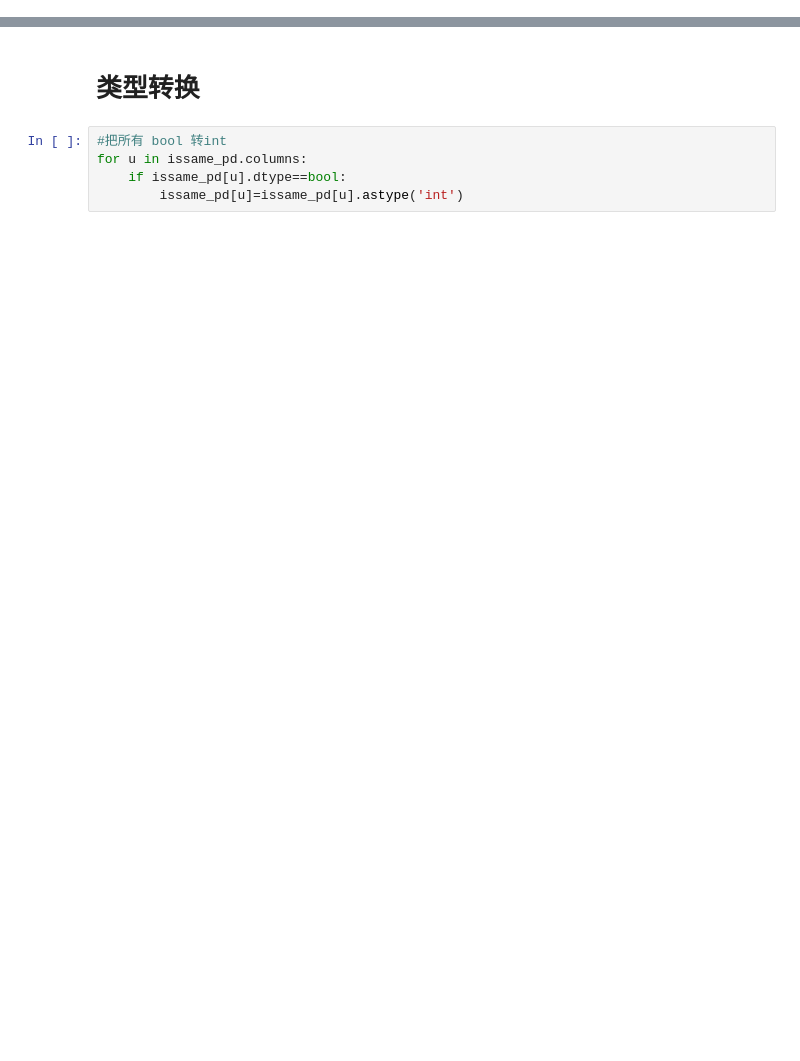
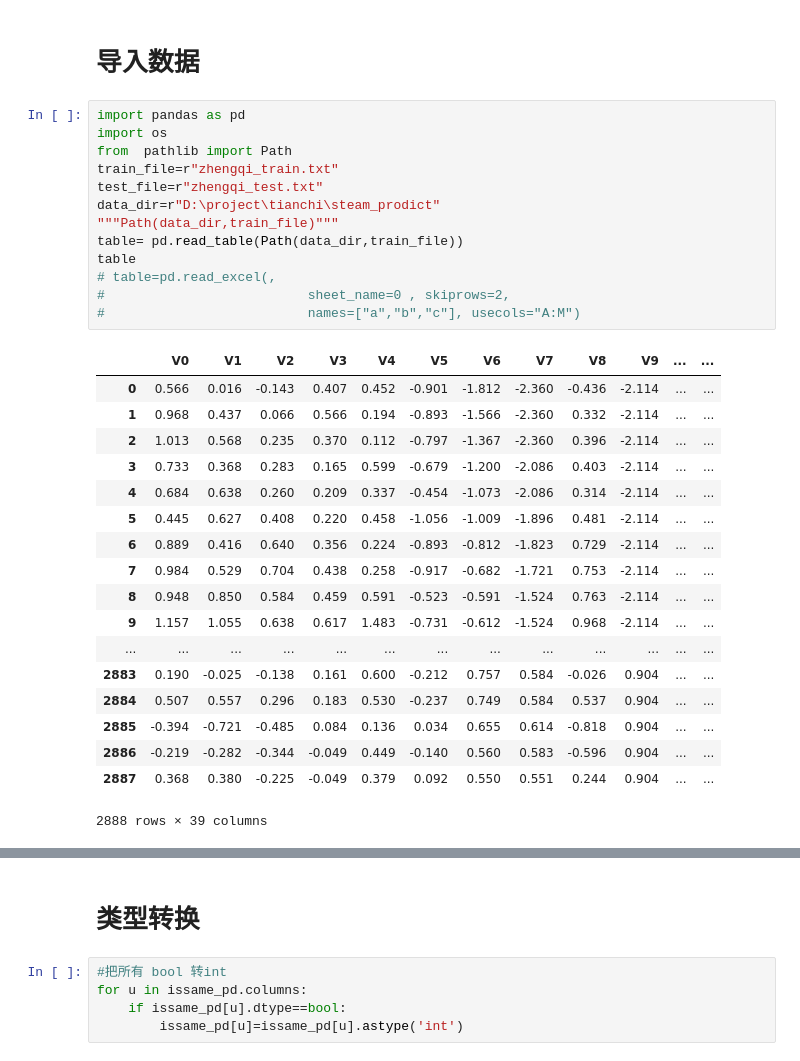
Before and after one commit to ub3132003/pynotebook, a Jupyter notebook: DB/pandas py3 .ipynb, the cells around one changed output, grey strips where cells are left out. Cells and saved outputs as stored; diff of their text form; blank space fills up the shorter version.

```diff
--- a/DB/pandas py3 .ipynb
+++ b/DB/pandas py3 .ipynb
@@ -0,0 +1,34 @@
+# %% [markdown]
+# 导入数据
+# %%
+import pandas as pd
+import os
+from  pathlib import Path
+train_file=r"zhengqi_train.txt"
+test_file=r"zhengqi_test.txt"
+data_dir=r"D:\project\tianchi\steam_prodict"
+"""Path(data_dir,train_file)"""
+table= pd.read_table(Path(data_dir,train_file))
+table
+# table=pd.read_excel(,
+#                          sheet_name=0 , skiprows=2,
+#                          names=["a","b","c"], usecols="A:M")
+# %% [output]
+|  | V0 | V1 | V2 | V3 | V4 | V5 | V6 | V7 | V8 | V9 | ... | ... |
+| 0 | 0.566 | 0.016 | -0.143 | 0.407 | 0.452 | -0.901 | -1.812 | -2.360 | -0.436 | -2.114 | ... | ... |
+| 1 | 0.968 | 0.437 | 0.066 | 0.566 | 0.194 | -0.893 | -1.566 | -2.360 | 0.332 | -2.114 | ... | ... |
+| 2 | 1.013 | 0.568 | 0.235 | 0.370 | 0.112 | -0.797 | -1.367 | -2.360 | 0.396 | -2.114 | ... | ... |
+| 3 | 0.733 | 0.368 | 0.283 | 0.165 | 0.599 | -0.679 | -1.200 | -2.086 | 0.403 | -2.114 | ... | ... |
+| 4 | 0.684 | 0.638 | 0.260 | 0.209 | 0.337 | -0.454 | -1.073 | -2.086 | 0.314 | -2.114 | ... | ... |
+| 5 | 0.445 | 0.627 | 0.408 | 0.220 | 0.458 | -1.056 | -1.009 | -1.896 | 0.481 | -2.114 | ... | ... |
+| 6 | 0.889 | 0.416 | 0.640 | 0.356 | 0.224 | -0.893 | -0.812 | -1.823 | 0.729 | -2.114 | ... | ... |
+| 7 | 0.984 | 0.529 | 0.704 | 0.438 | 0.258 | -0.917 | -0.682 | -1.721 | 0.753 | -2.114 | ... | ... |
+| 8 | 0.948 | 0.850 | 0.584 | 0.459 | 0.591 | -0.523 | -0.591 | -1.524 | 0.763 | -2.114 | ... | ... |
+| 9 | 1.157 | 1.055 | 0.638 | 0.617 | 1.483 | -0.731 | -0.612 | -1.524 | 0.968 | -2.114 | ... | ... |
+| ... | ... | ... | ... | ... | ... | ... | ... | ... | ... | ... | ... | ... |
+| 2883 | 0.190 | -0.025 | -0.138 | 0.161 | 0.600 | -0.212 | 0.757 | 0.584 | -0.026 | 0.904 | ... | ... |
+| 2884 | 0.507 | 0.557 | 0.296 | 0.183 | 0.530 | -0.237 | 0.749 | 0.584 | 0.537 | 0.904 | ... | ... |
+| 2885 | -0.394 | -0.721 | -0.485 | 0.084 | 0.136 | 0.034 | 0.655 | 0.614 | -0.818 | 0.904 | ... | ... |
+| 2886 | -0.219 | -0.282 | -0.344 | -0.049 | 0.449 | -0.140 | 0.560 | 0.583 | -0.596 | 0.904 | ... | ... |
+| 2887 | 0.368 | 0.380 | -0.225 | -0.049 | 0.379 | 0.092 | 0.550 | 0.551 | 0.244 | 0.904 | ... | ... |
+2888 rows × 39 columns
```
Also changed, not shown: parts of 5 cells of this notebook, 14 other files.
